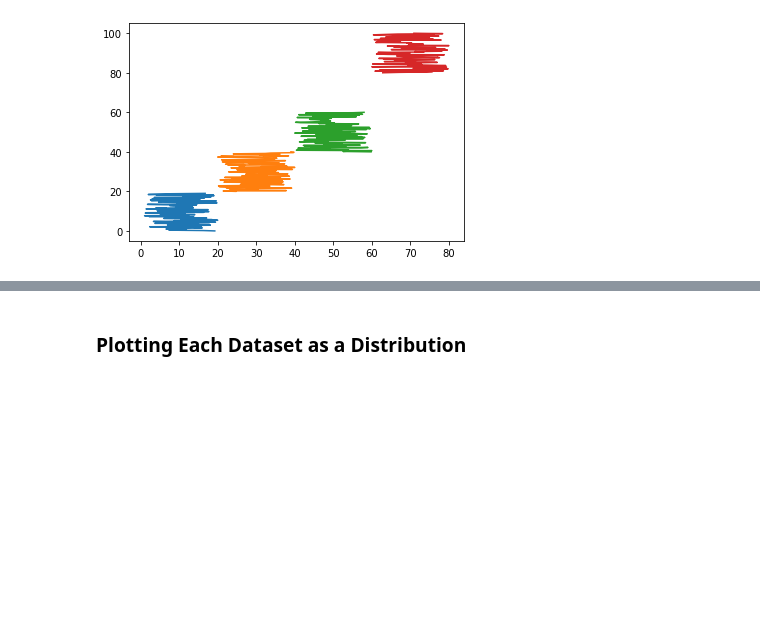
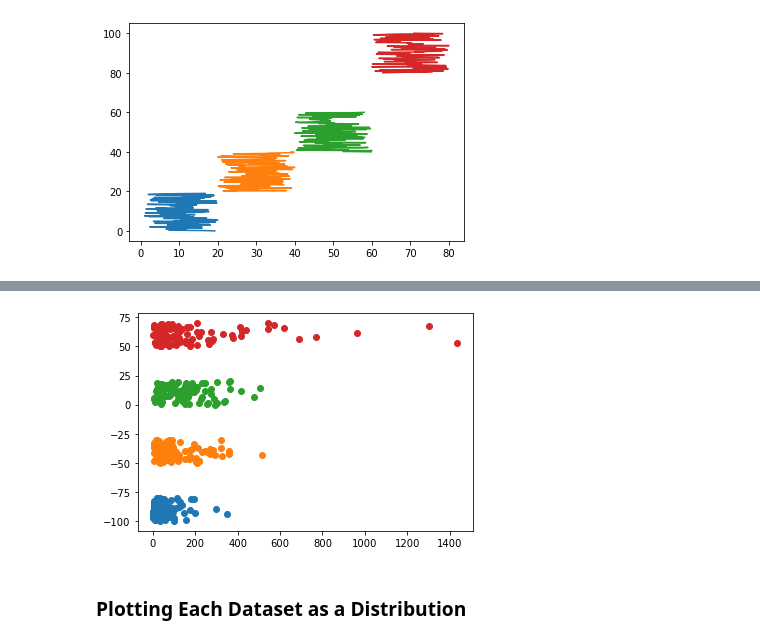
Before and after one commit to PJFinnerty/Tasks-2020---Fundamentals-of-DA, a Jupyter notebook: Task4.ipynb, the cells around one changed output, grey strips where cells are left out. Cells and saved outputs as stored; diff of their text form; code cells hidden in the pictures; blank space fills up the shorter version.

```diff
--- a/Task4.ipynb
+++ b/Task4.ipynb
@@ -111,3 +135,16 @@ df4 = pd.DataFrame({'x4_r': x4_r.ravel(), 'y4': y4.ravel()})
+# %%
+x1L = rng.exponential(x1)
+x2L = rng.exponential(x2)
+x3L = rng.exponential(x3)
+x4L = rng.exponential(x4)
+
+plt.scatter(x=x1L, y=y1)
+plt.scatter(x=x2L, y=y2)
+plt.scatter(x=x3L, y=y3)
+plt.scatter(x=x4L, y=y4)
+plt.show()
+# %% [output]
+[figure, added]
 # %% [markdown]
 ### Plotting Each Dataset as a Distribution
 # %%
```
Also changed, not shown: parts of 3 cells of this notebook, 2 other files.
